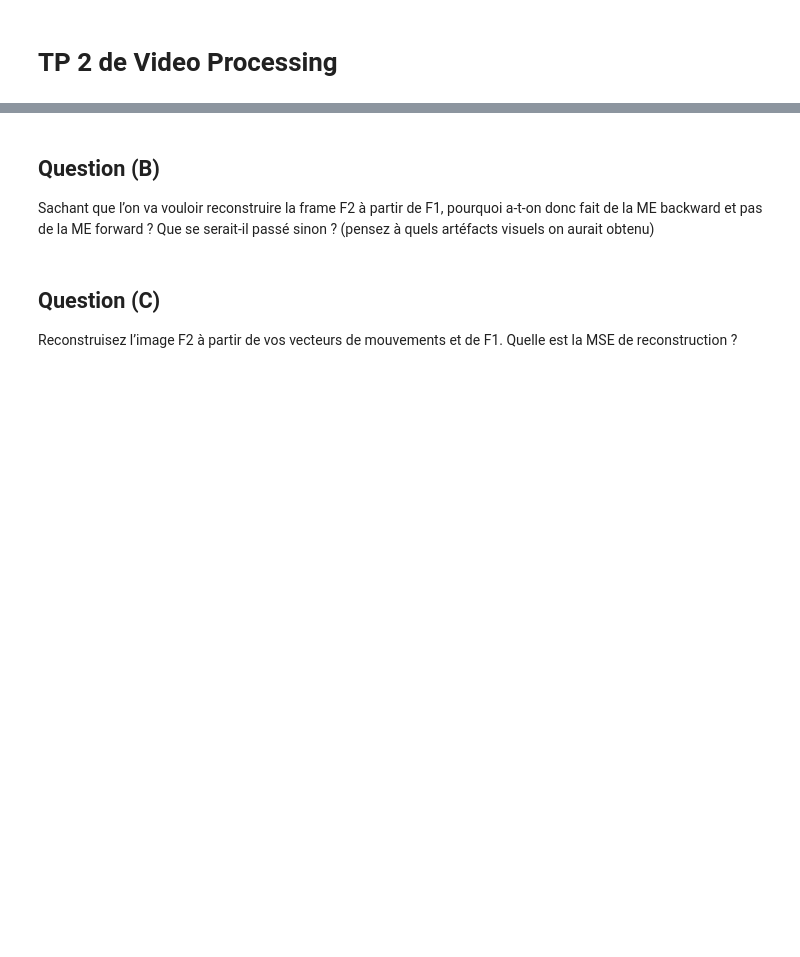
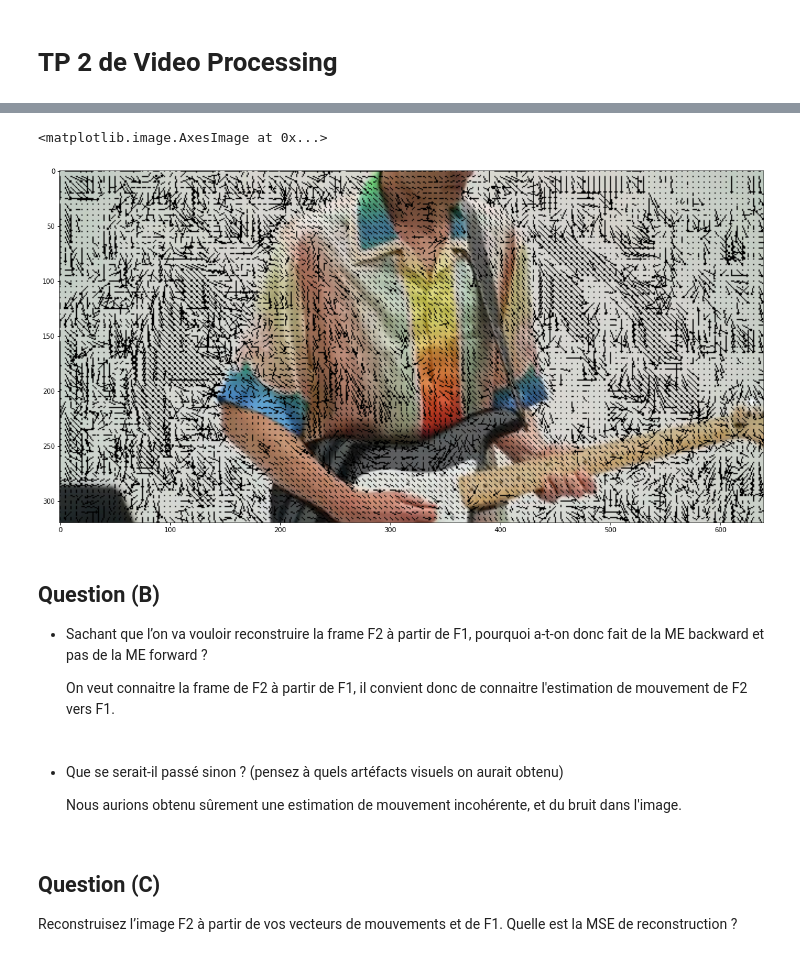
Before and after one commit to Bast-94/cv-practical-works-2023, a Jupyter notebook: tp2/notebook.ipynb, the cells around one changed output, grey strips where cells are left out. Drawn from its saved outputs; the diff is of its cells as text; code cells hidden in the pictures; blank space fills up the shorter version.

```diff
--- a/tp2/notebook.ipynb
+++ b/tp2/notebook.ipynb
@@ -5,0 +100,2 @@ Au TP1, vous avez réalisé de l’estimation de mouvement de type forward par b
+# %%
+backward_estimator = BackWardEstimator(os.path.join(PATH_TO_IMG_DIRECTORY,'LF016.jpg'),os.path.join(PATH_TO_IMG_DIRECTORY,'LF017.jpg'))
@@ -6,7 +106,18 @@ Au TP1, vous avez réalisé de l’estimation de mouvement de type forward par b
+# %%
+fig, ax = plt.subplots(figsize =(20, 10))
+plt.imshow(img_to_display)
+# %% [output]
+<matplotlib.image.AxesImage at 0x...>
+[figure, added]
 # %% [markdown]
 ## **Question (B)**
-Sachant que l’on va vouloir reconstruire la frame F2 à partir de F1,
-pourquoi a-t-on donc fait de la ME backward et pas de la ME forward ? Que se serait-il passé sinon ? (pensez à quels artéfacts visuels on aurait obtenu)
+* Sachant que l’on va vouloir reconstruire la frame F2 à partir de F1, pourquoi a-t-on donc fait de la ME backward et pas de la ME forward ?
+
+    On veut connaitre la frame de F2 à partir de F1, il convient donc de connaitre l'estimation de mouvement de F2 vers F1.
+# %% [markdown]
+* Que se serait-il passé sinon ? (pensez à quels artéfacts visuels on aurait obtenu)
+
+    Nous aurions obtenu sûrement une estimation de mouvement incohérente, et du bruit dans l'image.
 # %% [markdown]
 ## **Question (C)**
 Reconstruisez l’image F2 à partir de vos vecteurs de mouvements et de F1. Quelle est la MSE de reconstruction ?
```
Also changed, not shown: parts of 10 cells of this notebook.
